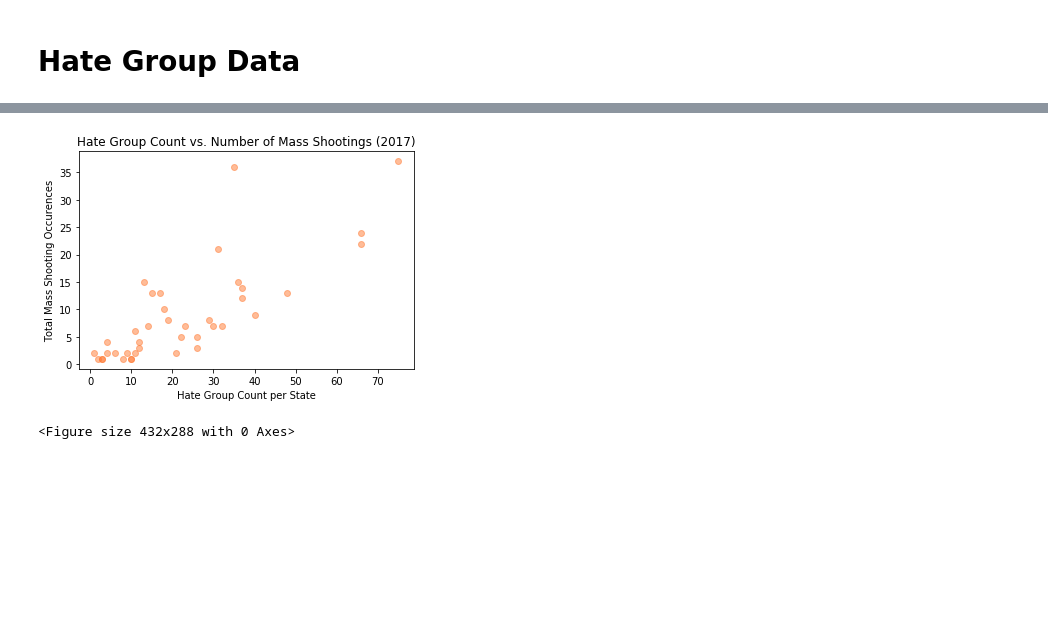
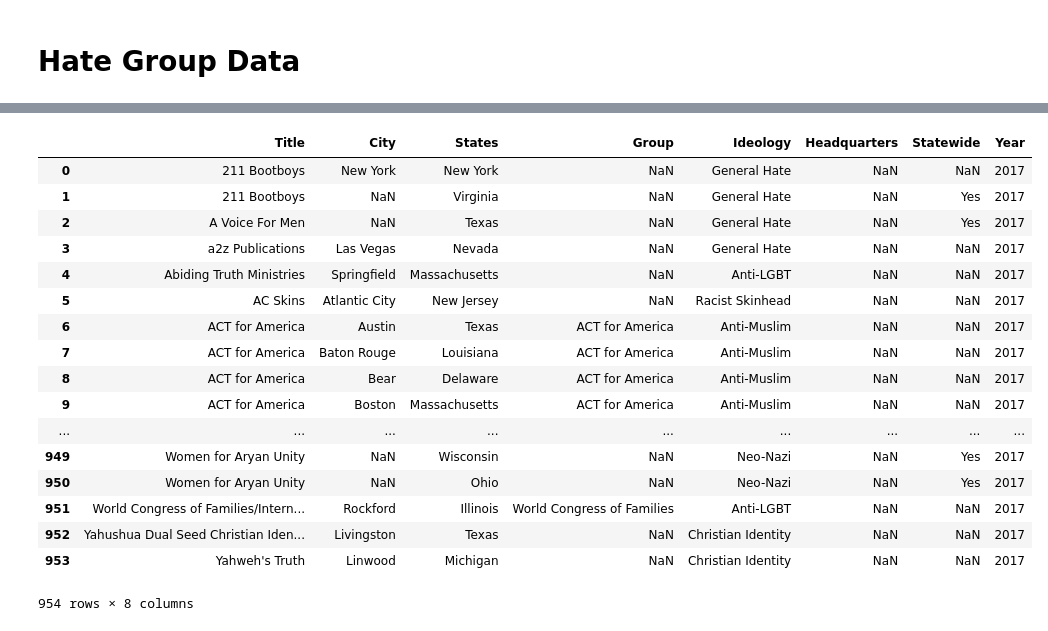
Before and after one commit to lprymak/Project1, a Jupyter notebook: Final_Data_Analysis.ipynb, the cells around one changed output, grey strips where cells are left out. Cells and saved outputs as stored; diff of their text form; code cells hidden in the pictures; blank space fills up the shorter version.

```diff
--- a/Final_Data_Analysis.ipynb
+++ b/Final_Data_Analysis.ipynb
@@ -597,16 +717,27 @@ plt.savefig('Plots/Population.png')
 # %%
-#2017
 #load in hategroup activity data
 hate = pd.read_csv('Original_Hate_Data/splc-hate-groups-2017.csv')
 hate = pd.DataFrame(data = hate)
 #rename column for merge with full df
 hate = hate.rename(columns = {'State':'States'})
 
-#create a count of hategroups by state
-hate_group = hate.groupby(['States']).count()['Title']
-hate_group = pd.DataFrame(data = hate_group)
-hate_group = hate_group.reset_index()
-hate_group_merged = pd.merge(merged_2017, hate_group, on = 'States')
-
-#rename for tidy analysis
-hate_group_merged = hate_group_merged.rename(columns = {'Title': 'Hate Group Count'})
+hate
+# %% [output]
+|  | Title | City | States | Group | Ideology | Headquarters | Statewide | Year |
+| 0 | 211 Bootboys | New York | New York | NaN | General Hate | NaN | NaN | 2017 |
+| 1 | 211 Bootboys | NaN | Virginia | NaN | General Hate | NaN | Yes | 2017 |
+| 2 | A Voice For Men | NaN | Texas | NaN | General Hate | NaN | Yes | 2017 |
+| 3 | a2z Publications | Las Vegas | Nevada | NaN | General Hate | NaN | NaN | 2017 |
+| 4 | Abiding Truth Ministries | Springfield | Massachusetts | NaN | Anti-LGBT | NaN | NaN | 2017 |
+| 5 | AC Skins | Atlantic City | New Jersey | NaN | Racist Skinhead | NaN | NaN | 2017 |
+| 6 | ACT for America | Austin | Texas | ACT for America | Anti-Muslim | NaN | NaN | 2017 |
+| 7 | ACT for America | Baton Rouge | Louisiana | ACT for America | Anti-Muslim | NaN | NaN | 2017 |
+| 8 | ACT for America | Bear | Delaware | ACT for America | Anti-Muslim | NaN | NaN | 2017 |
+| 9 | ACT for America | Boston | Massachusetts | ACT for America | Anti-Muslim | NaN | NaN | 2017 |
+| ... | ... | ... | ... | ... | ... | ... | ... | ... |
+| 949 | Women for Aryan Unity | NaN | Wisconsin | NaN | Neo-Nazi | NaN | Yes | 2017 |
+| 950 | Women for Aryan Unity | NaN | Ohio | NaN | Neo-Nazi | NaN | Yes | 2017 |
+| 951 | World Congress of Families/Intern... | Rockford | Illinois | World Congress of Families | Anti-LGBT | NaN | NaN | 2017 |
+| 952 | Yahushua Dual Seed Christian Iden... | Livingston | Texas | NaN | Christian Identity | NaN | NaN | 2017 |
+| 953 | Yahweh's Truth | Linwood | Michigan | NaN | Christian Identity | NaN | NaN | 2017 |
+954 rows × 8 columns
@@ -633,12 +743,0 @@ hate_group_merged_2016['Per Capita Hate Group'] = hate_group_merged_2016['Hate G
-# %%
-#2016 hate group count
-plt.scatter(hate_group_merged['Hate Group Count'], hate_group_merged['Mass Shooting Count'], alpha=0.5, color = str('#ff7a33'))
-plt.xlabel('Hate Group Count per State')
-plt.title("Hate Group Count vs. Number of Mass Shootings (2017)")
-plt.ylabel('Total Mass Shooting Occurences')
-plt.show()
-
-plt.savefig('Plots/Hate_Groups.png')
-# %% [output]
-[figure, removed]
-<Figure size 432x288 with 0 Axes>
```
Also changed, not shown: parts of 19 cells of this notebook, 1 other file.
